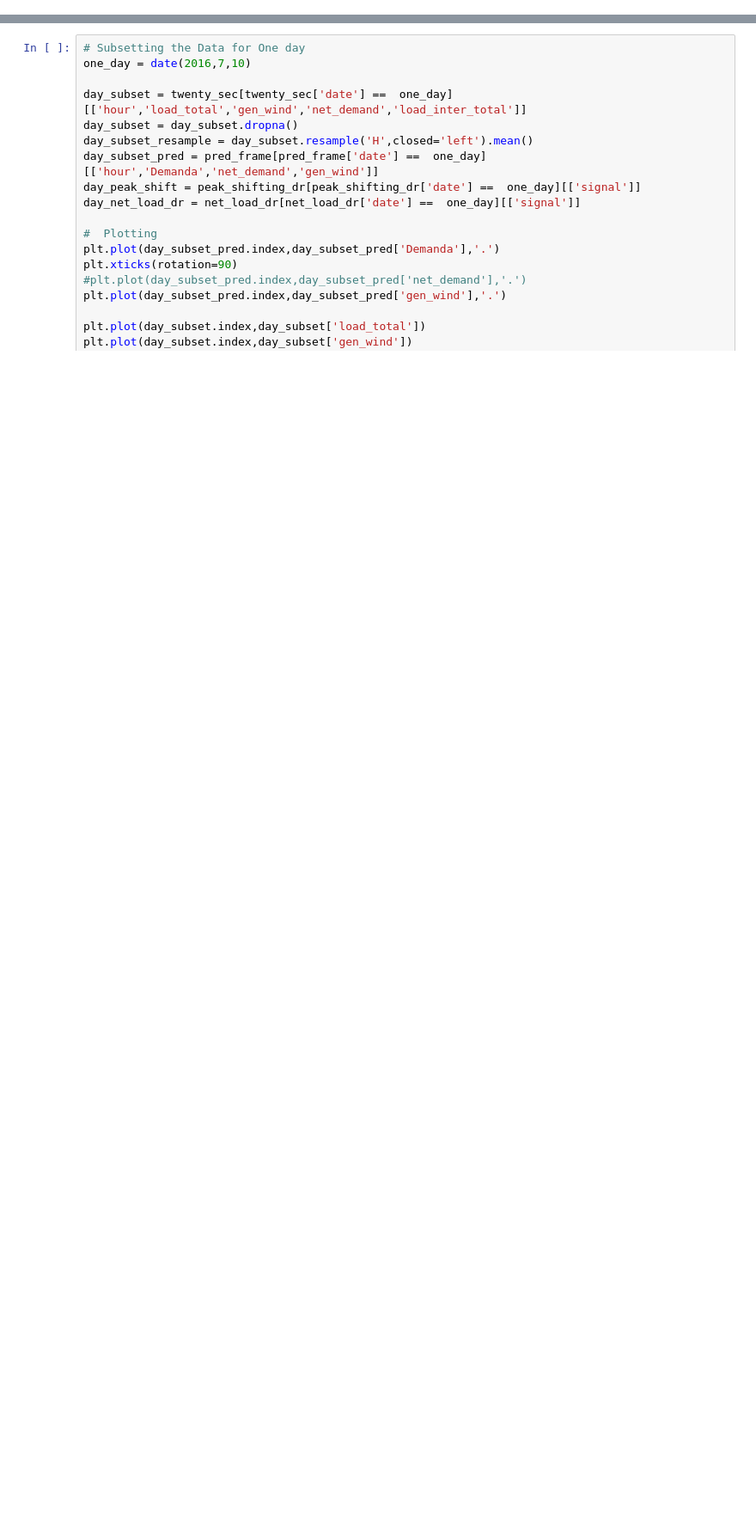
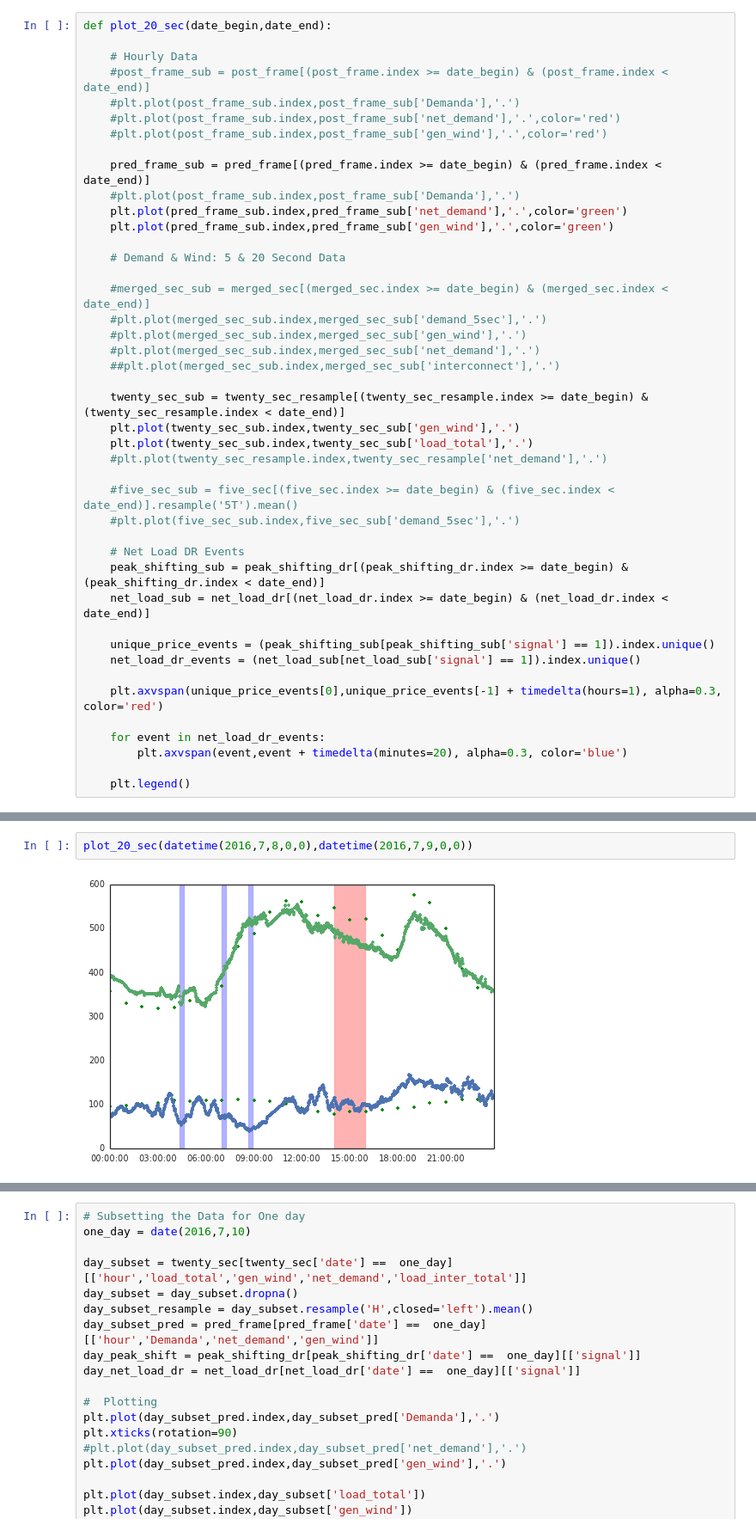
Before and after one commit to diegoleonbarido/flexbox-data-dump-analysis, a Jupyter notebook: ipynb/20sec_DR.ipynb, the cells around one changed output, grey strips where cells are left out. Shown at 86% size. Saved outputs shown, nothing was run; the diff lists cells and outputs as text; blank space fills up the shorter version.

```diff
--- a/ipynb/20sec_DR.ipynb
+++ b/ipynb/20sec_DR.ipynb
@@ -146,0 +210,43 @@ The code below is for analysis
+# %%
+def plot_20_sec(date_begin,date_end):
+
+    # Hourly Data
+    #post_frame_sub = post_frame[(post_frame.index >= date_begin) & (post_frame.index < date_end)]
+    #plt.plot(post_frame_sub.index,post_frame_sub['Demanda'],'.')
+    #plt.plot(post_frame_sub.index,post_frame_sub['net_demand'],'.',color='red')
+    #plt.plot(post_frame_sub.index,post_frame_sub['gen_wind'],'.',color='red')
+
+    pred_frame_sub = pred_frame[(pred_frame.index >= date_begin) & (pred_frame.index < date_end)]
+    #plt.plot(post_frame_sub.index,post_frame_sub['Demanda'],'.')
+    plt.plot(pred_frame_sub.index,pred_frame_sub['net_demand'],'.',color='green')
+    plt.plot(pred_frame_sub.index,pred_frame_sub['gen_wind'],'.',color='green')
+
+    # Demand & Wind: 5 & 20 Second Data
+
+    #merged_sec_sub = merged_sec[(merged_sec.index >= date_begin) & (merged_sec.index < date_end)]
+    #plt.plot(merged_sec_sub.index,merged_sec_sub['demand_5sec'],'.')
+    #plt.plot(merged_sec_sub.index,merged_sec_sub['gen_wind'],'.')
+    #plt.plot(merged_sec_sub.index,merged_sec_sub['net_demand'],'.')
+    ##plt.plot(merged_sec_sub.index,merged_sec_sub['interconnect'],'.')
+
+    twenty_sec_sub = twenty_sec_resample[(twenty_sec_resample.index >= date_begin) & (twenty_sec_resample.index < date_end)]
+    plt.plot(twenty_sec_sub.index,twenty_sec_sub['gen_wind'],'.')
+    plt.plot(twenty_sec_sub.index,twenty_sec_sub['load_total'],'.')
+    #plt.plot(twenty_sec_resample.index,twenty_sec_resample['net_demand'],'.')
+
+    #five_sec_sub = five_sec[(five_sec.index >= date_begin) & (five_sec.index < date_end)].resample('5T').mean()
+    #plt.plot(five_sec_sub.index,five_sec_sub['demand_5sec'],'.')
+
+    # Net Load DR Events
+    peak_shifting_sub = peak_shifting_dr[(peak_shifting_dr.index >= date_begin) & (peak_shifting_dr.index < date_end)]
+    net_load_sub = net_load_dr[(net_load_dr.index >= date_begin) & (net_load_dr.index < date_end)]
+
+    unique_price_events = (peak_shifting_sub[peak_shifting_sub['signal'] == 1]).index.unique()
+    net_load_dr_events = (net_load_sub[net_load_sub['signal'] == 1]).index.unique()
+
+    plt.axvspan(unique_price_events[0],unique_price_events[-1] + timedelta(hours=1), alpha=0.3, color='red')
+
+    for event in net_load_dr_events:
+        plt.axvspan(event,event + timedelta(minutes=20), alpha=0.3, color='blue')
+
+    plt.legend()
@@ -146,0 +268,4 @@ The code below is for analysis
+# %%
+plot_20_sec(datetime(2016,7,8,0,0),datetime(2016,7,9,0,0))
+# %% [output]
+[figure, added]
```
Also changed, not shown: parts of 19 cells of this notebook, 2 other files.
